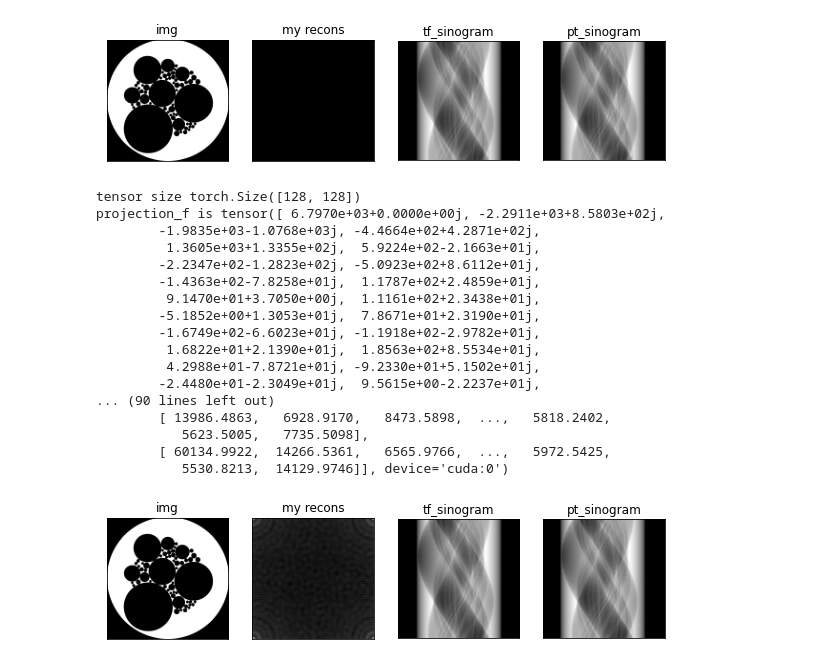
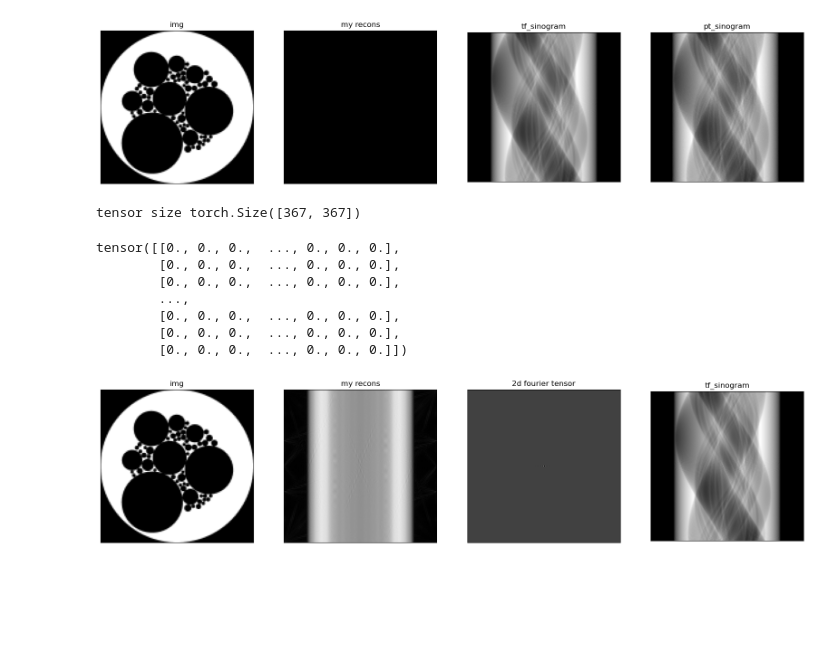
Before and after one commit to gigantocypris/RadonTorch, a Jupyter notebook: inverseRadon/inverse_Radon.ipynb, the cells around one changed output. Drawn from its saved outputs; the diff is of its cells as text; code cells hidden in the pictures; blank space fills up the shorter version.

```diff
--- a/inverseRadon/inverse_Radon.ipynb
+++ b/inverseRadon/inverse_Radon.ipynb
@@ -209,33 +209,33 @@ Using device: cuda
 # %%
 img_id = 1
 image = images_tensor[img_id,:,:]
 rotated_images = radon_tranformer.img_to_rotated_imgs(image)
 pt_sinogram = radon_tranformer.rotated_imgs_to_sinogram(rotated_images)
 tf_sinogram = tf_sinograms_tensor[img_id,:,:]
 #displayer.display_rotated_imgs(rotated_images, img_id)
 #displayer.display_radon_transform(image, img_id, tf_sinogram,pt_sinogram)
 
 def plot_3_images(image1, image2, image3,image4, title1, title2, title3,title4):
-    fig, axs = plt.subplots(1, 4,figsize=(10, 6))
+    fig, axs = plt.subplots(1, 4,figsize=(20, 6))
     axs[0].imshow(image1.cpu().numpy(), cmap='gray')
     axs[0].set_title(title1)
     axs[3].imshow(image2.cpu().numpy(), cmap='gray')
     axs[3].set_title(title2)
     axs[2].imshow(image3.cpu().numpy(), cmap='gray')
     axs[2].set_title(title3)
     axs[1].imshow(image4.cpu().numpy(), cmap='gray')
     axs[1].set_title(title4)
     for i in range(len(axs)):
         axs[i].set_xticks([])
         axs[i].set_yticks([])
     plt.show()
 
 my_recon = torch.zeros_like(image)
 
 
 plot_3_images(image,pt_sinogram,tf_sinogram,my_recon,'img','pt_sinogram','tf_sinogram','my recons')
 # %% [output]
-[figure, old version]
+[figure, new version]
 # %%
 # inverse radon transform
 # input: sinogram from 180 angles
@@ -254,22 +254,52 @@ process:
         filtered fourier array = fourier array * high pass filter (element wise multiplication)
     5. perform 2d inverse fourier transform to the filled and filtered fourier array
 '''
+def plot_1D_tensor(tensor):
+    # Move tensor to CPU if it resides on a CUDA device
+    if tensor.is_cuda:
+        tensor = tensor.cpu()
+
+    # Convert tensor to a numpy array
+    tensor_array = tensor.numpy()
+
+    # Plot the tensor
+    plt.plot(tensor_array)
+    plt.title("1D Tensor Plot")
+    plt.xlabel("Index")
+    plt.ylabel("Value")
+    plt.show()
 
 def inverse_radon_transform(sinogram):
-    img_x, img_y = (128,128)
-    fourier_tensor = torch.zeros((img_x, img_y)).to(device)
+    img_w, img_h = (128,128)
+    sino_w, sino_h = (184,180)
+    fourier_tensor = torch.zeros((sino_w*2-1, sino_w*2-1)).to(device)
     pi = torch.acos(torch.zeros(1)).item()*2 # define pi as 3.1415927410125732
     print('tensor size', fourier_tensor.shape)
-    assert fourier_tensor.shape == (128,128)
-
+    assert fourier_tensor.shape == (184*2-1,184*2-1)
+    x_axis_idx = fourier_tensor.shape[0]//2
     for i, projection_s in enumerate(sinogram):
         # i is the angle info; in our case 90 to 270
         rad_angle = torch.tensor(i, dtype=torch.int8) / pi
         rad_angle = rad_angle.to(device)
         assert all(sinogram[i,:] == projection_s)
         projection_f = torch.fft.fft(projection_s).to(device)
+        assert projection_f.shape[0] == sino_w
+        #plot_1D_tensor(projection_s)
+        #plot_1D_tensor(projection_f)
+        zero_fre = torch.tensor(projection_f[0]).reshape([1])
+        pos_fre = projection_f[1:]
+        neg_fre = pos_fre.flip(dims=[0])
+        #print(f'pos_fre shape is {pos_fre.shape}')
+        #print(f'neg_fre shape is {neg_fre.shape}')
+        #print(f'zero_fre shape is {zero_fre.shape}')
+
+        sym_fre = torch.cat((neg_fre,zero_fre,pos_fre))
+        fourier_tensor[x_axis_idx] = fourier_tensor[x_axis_idx]+sym_fre
+        #print(f'sym fre is {sym_fre}')
+        #print(f'neg fre is {neg_fre}')
+        fourier_tensor = F.rotate(fourier_tensor.unsqueeze(0), 1).reshape(184*2-1,184*2-1)
+        '''
         for j, frequency in enumerate(projection_f):
-
             # not sure if the math is correct for the bottom three lines of code
             frequency = torch.abs(frequency).to(device)
             x = int(frequency * torch.cos(rad_angle)/img_x)
@@ -278,6 +308,7 @@ def inverse_radon_transform(sinogram):
             #print(f'y is {y}')
             #print(f'projection_f is {frequency}')
             fourier_tensor[x,y] += frequency
+        '''
     '''
     # in the process of implementing another way of looping
     for k, projection_s in enumerate(sinogram):
@@ -321,27 +352,18 @@ def inverse_radon_transform(sinogram):
     # The result is complex, take the absolute value to get the magnitude
     recon = torch.abs(filtered_image)
     #print(recon)
+    plot_3_images(image,tf_sinogram,fourier_tensor,recon,'img','tf_sinogram','2d fourier tensor','my recons')
     return recon
 
 #print(tf_sinogram[0,:])
 recon = inverse_radon_transform(tf_sinogram)
-plot_3_images(image,pt_sinogram,tf_sinogram,recon,'img','pt_sinogram','tf_sinogram','my recons')
 # %% [output]
-tensor size torch.Size([128, 128])
-projection_f is tensor([ 6.7970e+03+0.0000e+00j, -2.2911e+03+8.5803e+02j,
-        -1.9835e+03-1.0768e+03j, -4.4664e+02+4.2871e+02j,
-         1.3605e+03+1.3355e+02j,  5.9224e+02-2.1663e+01j,
-        -2.2347e+02-1.2823e+02j, -5.0923e+02+8.6112e+01j,
-        -1.4363e+02-7.8258e+01j,  1.1787e+02+2.4859e+01j,
-         9.1470e+01+3.7050e+00j,  1.1161e+02+2.3438e+01j,
-        -5.1852e+00+1.3053e+01j,  7.8671e+01+2.3190e+01j,
-        -1.6749e+02-6.6023e+01j, -1.1918e+02-2.9782e+01j,
-         1.6822e+01+2.1390e+01j,  1.8563e+02+8.5534e+01j,
-         4.2988e+01-7.8721e+01j, -9.2330e+01+5.1502e+01j,
-        -2.4480e+01-2.3049e+01j,  9.5615e+00-2.2237e+01j,
-... (90 lines left out)
-        [ 13986.4863,   6928.9170,   8473.5898,  ...,   5818.2402,
-           5623.5005,   7735.5098],
-        [ 60134.9922,  14266.5361,   6565.9766,  ...,   5972.5425,
-           5530.8213,  14129.9746]], device='cuda:0')
+tensor size torch.Size([367, 367])
+tensor([[0., 0., 0.,  ..., 0., 0., 0.],
+        [0., 0., 0.,  ..., 0., 0., 0.],
+        [0., 0., 0.,  ..., 0., 0., 0.],
+        ...,
+        [0., 0., 0.,  ..., 0., 0., 0.],
+        [0., 0., 0.,  ..., 0., 0., 0.],
+        [0., 0., 0.,  ..., 0., 0., 0.]])
-[figure, old version]
+[figure, new version]
```
Also changed, not shown: parts of 2 cells of this notebook.
